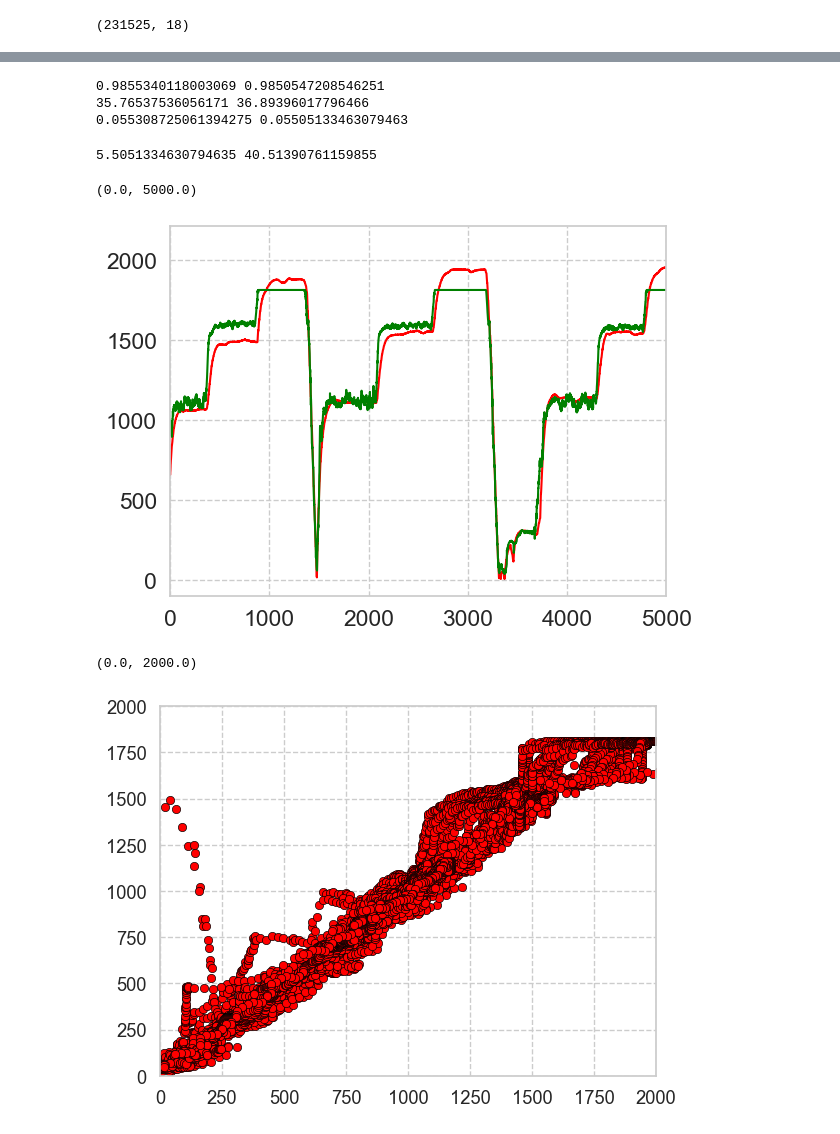
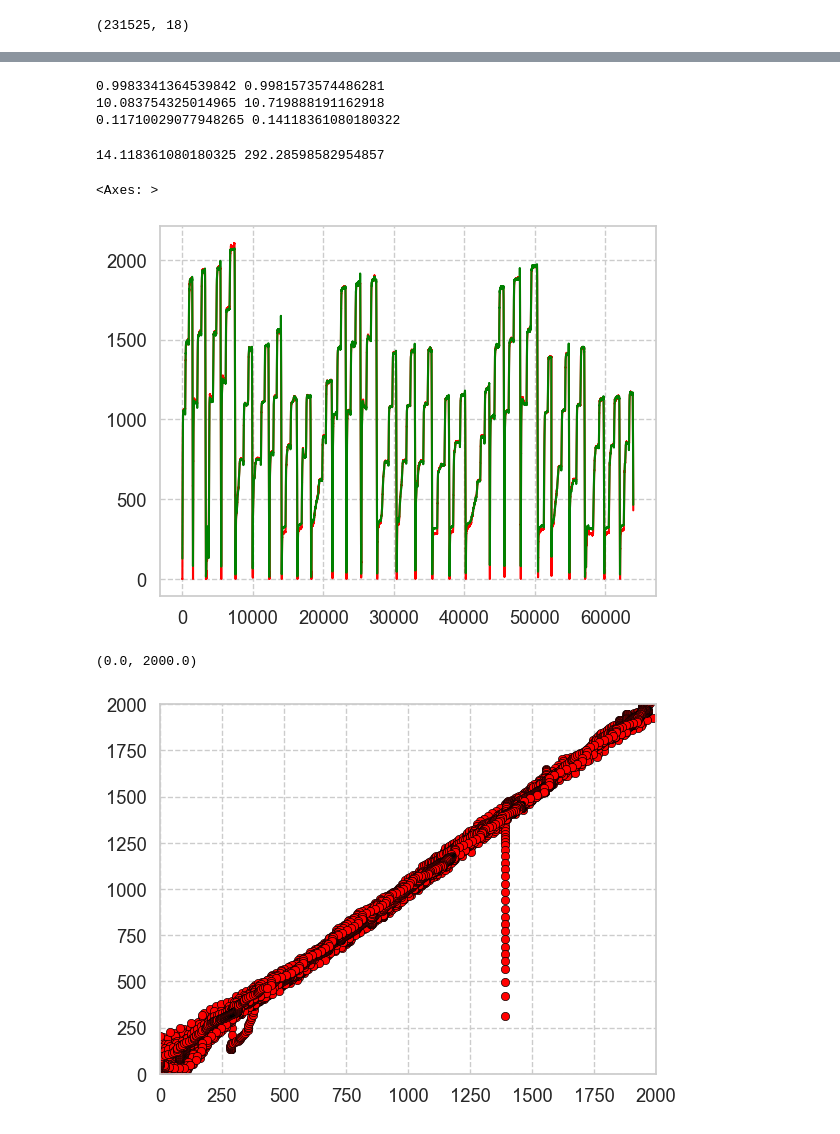
Before and after one commit to jinbeomjeong/estimate_venturi_pump_flow, a Jupyter notebook: create_estmation_flow_model.ipynb, the cells around one changed output, grey strips where cells are left out. Cells and saved outputs as stored; diff of their text form; code cells hidden in the pictures.

Commit message:
fix create model

```diff
--- a/create_estmation_flow_model.ipynb
+++ b/create_estmation_flow_model.ipynb
@@ -254,0 +224,19 @@ val_pred = np.squeeze(best_model.predict(val_feature, verbose=1))
+# %%
+train_feature = train_data[feature_name_list].to_numpy()
+val_feature = val_data[feature_name_list].to_numpy()
+
+train_target = train_data[target_name].to_numpy()
+val_target = val_data[target_name].to_numpy()
+
+train_target = train_target.reshape(-1, 1)
+val_target = val_target.reshape(-1, 1)
+
+poly = PolynomialFeatures(degree=2, include_bias=False)
+new_train_feature = poly.fit_transform(train_feature)
+new_val_feature = poly.transform(val_feature)
+
+train_feature = np.concatenate([new_train_feature, train_target], axis=1)
+val_feature = np.concatenate([new_val_feature, val_target], axis=1)
+
+print(train_feature.shape, train_target.shape)
+print(val_feature.shape, val_target.shape)
@@ -254,0 +246,14 @@ val_pred = np.squeeze(best_model.predict(val_feature, verbose=1))
+# %%
+pred_distance = 0
+seq_len =30
+
+train_feature, train_target = create_seq_2_seq_dataset(np.concatenate([train_feature, train_target], axis=1),
+                                                  seq_len=seq_len, target_idx_pos=train_feature.shape[1])
+val_feature, val_target = create_seq_2_seq_dataset(np.concatenate([val_feature, val_target], axis=1),
+                                              seq_len=seq_len, target_idx_pos=val_feature.shape[1])
+
+train_target = np.squeeze(train_target)
+val_target = np.squeeze(val_target)
+
+print(train_feature.shape, train_target.shape)
+print(val_feature.shape, val_target.shape)
@@ -254,0 +263,3 @@ val_pred = np.squeeze(best_model.predict(val_feature, verbose=1))
+# %%
+train_pred_raw = best_model.predict(train_feature, verbose=1)
+val_pred_raw = best_model.predict(val_feature, verbose=1)
@@ -255,40 +269,40 @@ val_pred = np.squeeze(best_model.predict(val_feature, verbose=1))
+# %%
+train_pred = train_pred_raw[2][:, 0]
+val_pred = val_pred_raw[2][:, 0]
 # %%
-print(r2_score(train_target, train_pred), r2_score(val_target, val_pred))
-print(mean_absolute_error(train_target, train_pred), mean_absolute_error(val_target, val_pred))
-print(mean_absolute_percentage_error(train_target, train_pred), mean_absolute_percentage_error(val_target, val_pred))
+print(r2_score(train_target[:, 0], train_pred), r2_score(val_target[:, 0], val_pred))
+print(mean_absolute_error(train_target[:, 0], train_pred), mean_absolute_error(val_target[:, 0], val_pred))
+print(mean_absolute_percentage_error(train_target[:, 0], train_pred), mean_absolute_percentage_error(val_target[:, 0], val_pred))
 # %% [output]
-0.9855340118003069 0.9850547208546251
-35.76537536056171 36.89396017796466
-0.055308725061394275 0.05505133463079463
+0.9983341364539842 0.9981573574486281
+10.083754325014965 10.719888191162918
+0.11710029077948265 0.14118361080180322
 # %%
 pd.DataFrame(train_pred, columns=['train_pred']).to_csv(os.path.join('result','train_pred.csv'), index=False)
 pd.DataFrame(val_pred, columns=['val_pred']).to_csv(os.path.join('result', 'val_pred.csv'), index=False)
 # %%
-abs_error_arr = np.abs(val_target-val_pred)
-relative_error_arr = (np.abs(val_target-val_pred)/val_target)*100
-
-print(np.mean(relative_error_arr), np.std(relative_error_arr))
+abs_error_arr = np.abs(val_target[:, 0]-val_pred)
+relative_error_arr = (np.abs(val_target[:, 0]-val_pred)/val_target[:, 0])*100
 # %% [output]
-5.5051334630794635 40.51390761159855
+14.118361080180325 292.28598582954857
 # %%
-sns.lineplot(val_target, color='red')
+sns.lineplot(val_target[:, 0], color='red')
 sns.lineplot(val_pred, color='green')
-
-plt.xlim(0, 5000)
+#plt.xlim(3500, 7000)
 # %% [output]
-(0.0, 5000.0)
+<Axes: >
-[figure, old version]
+[figure, new version]
 # %%
 sns.set_theme(font_scale=1.2)
 sns.set_style('whitegrid', {'grid.linestyle': '--'})
 
-sns.scatterplot(x=val_target, y=val_pred, edgecolor='black', color='red')
+sns.scatterplot(x=val_target[:, 0], y=val_pred, edgecolor='black', color='red')
 
 plt.xlim(0, 2000)
 plt.ylim(0, 2000)
 # %% [output]
 (0.0, 2000.0)
-[figure, old version]
+[figure, new version]
 # %%
 sns.set_theme(font_scale=1.2)
 sns.set_style('whitegrid', {'grid.linestyle': '--'})
```
Also changed, not shown: parts of 28 cells of this notebook, 8 other files.
